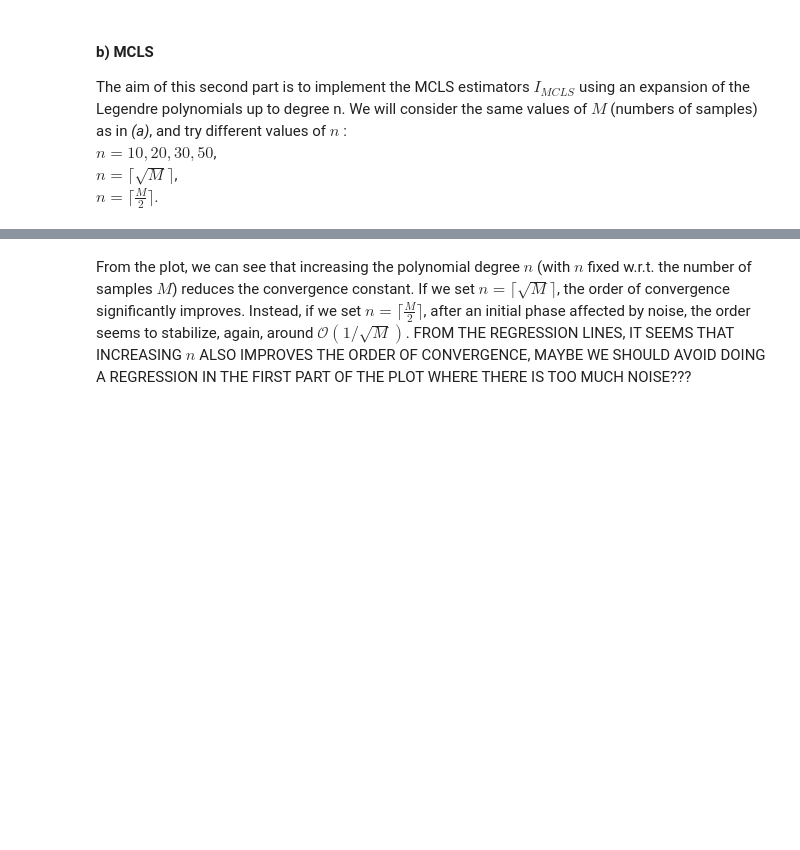
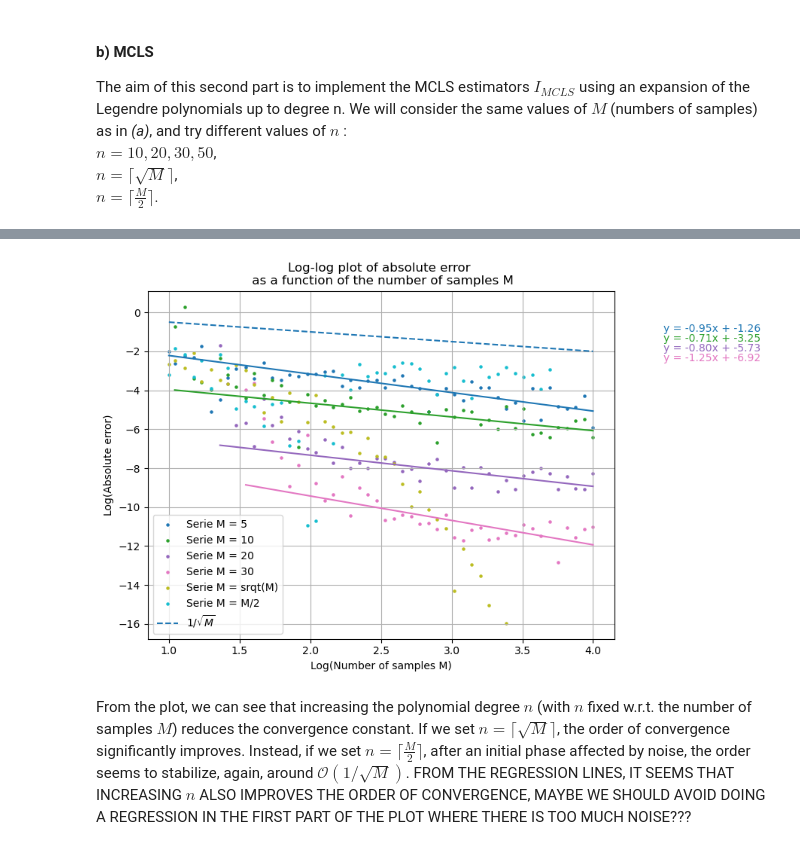
Before and after one commit to FraBet29/stochastic-simulation-project, a Jupyter notebook: notebook.ipynb, the cells around one changed output, grey strips where cells are left out. Saved outputs shown, nothing was run; the diff lists cells and outputs as text; code cells hidden in the pictures; blank space fills up the shorter version.

```diff
--- a/notebook.ipynb
+++ b/notebook.ipynb
@@ -112,3 +158,8 @@ ValueError: Input contains NaN, infinity or a value too large for dtype('float64
+# %%
+# plot log-log graph to see order of the error
+multiple_loglog_graph(nb_samples, MCLS_estims, ref_value, trials_n)
+# %% [output]
+[figure, added]
 # %% [markdown]
 From the plot, we can see that increasing the polynomial degree $n$ (with $n$ fixed w.r.t. the number of samples $M$) reduces the convergence constant. If we set $n = \lceil \sqrt M \rceil$, the order of convergence significantly improves. Instead, if we set $n = \lceil \frac{M}{2} \rceil$, after an initial phase affected by noise, the order seems to stabilize, again, around $\mathcal{O}(1 / \sqrt{M})$.
 FROM THE REGRESSION LINES, IT SEEMS THAT INCREASING $n$ ALSO IMPROVES THE ORDER OF CONVERGENCE, MAYBE WE SHOULD AVOID DOING A REGRESSION IN THE FIRST PART OF THE PLOT WHERE THERE IS TOO MUCH NOISE???
```
Also changed, not shown: parts of 7 cells of this notebook, 1 other file.
